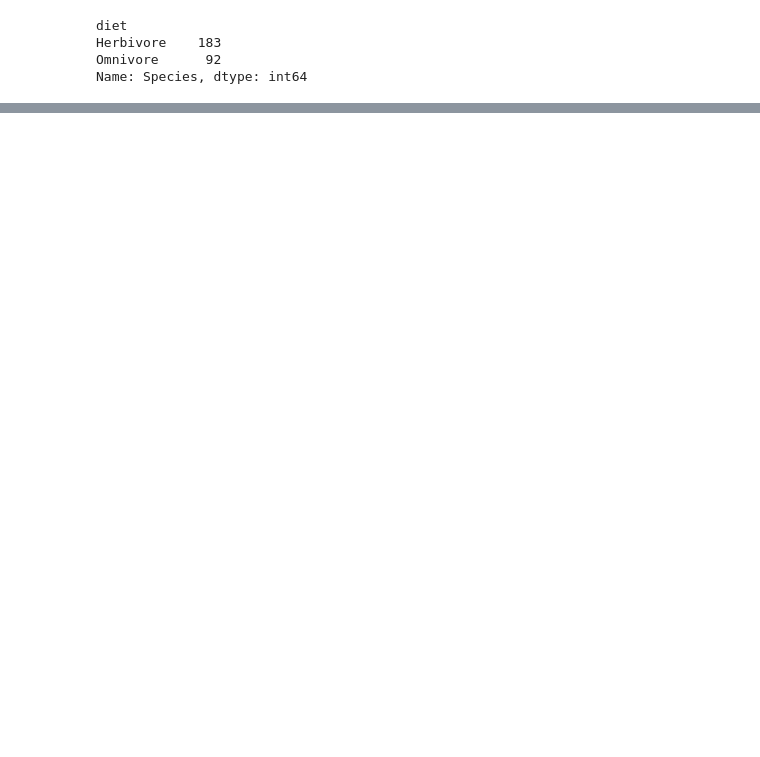
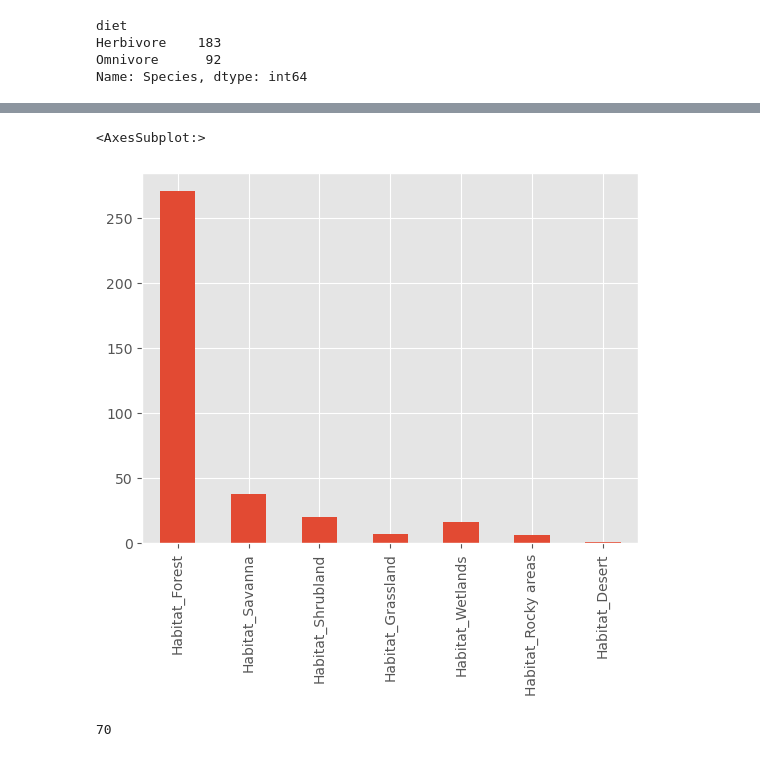
Before and after one commit to marek1n/eco-int, a Jupyter notebook: trophic_guild.ipynb, the cells around one changed output, grey strips where cells are left out. Saved outputs shown, nothing was run; the diff lists cells and outputs as text; code cells hidden in the pictures; blank space fills up the shorter version.

```diff
--- a/trophic_guild.ipynb
+++ b/trophic_guild.ipynb
@@ -84,0 +89,12 @@ in_phylogeny.groupby('diet').Species.count().plot(kind='pie')
+# %%
+habitat_cols = [col for col in in_phylogeny.columns if "Habitat" in col]
+
+in_phylogeny[habitat_cols].sum().plot(kind='bar')
+# %% [output]
+<AxesSubplot:>
+[figure, added]
+# %%
+in_phylogeny.Family.nunique()
+in_phylogeny.Genus.nunique()
+# %% [output]
+70
```
Also changed, not shown: parts of 7 cells of this notebook.
